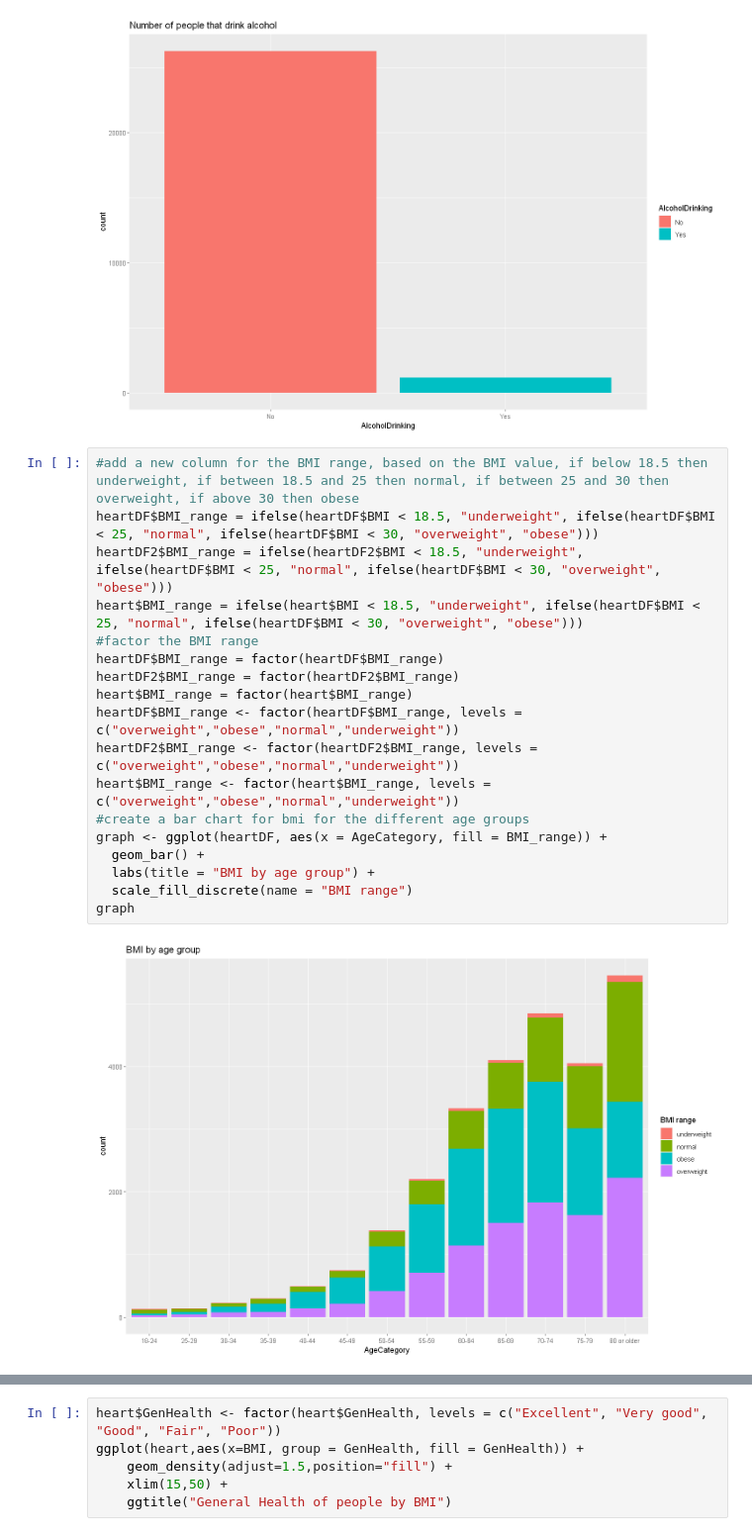
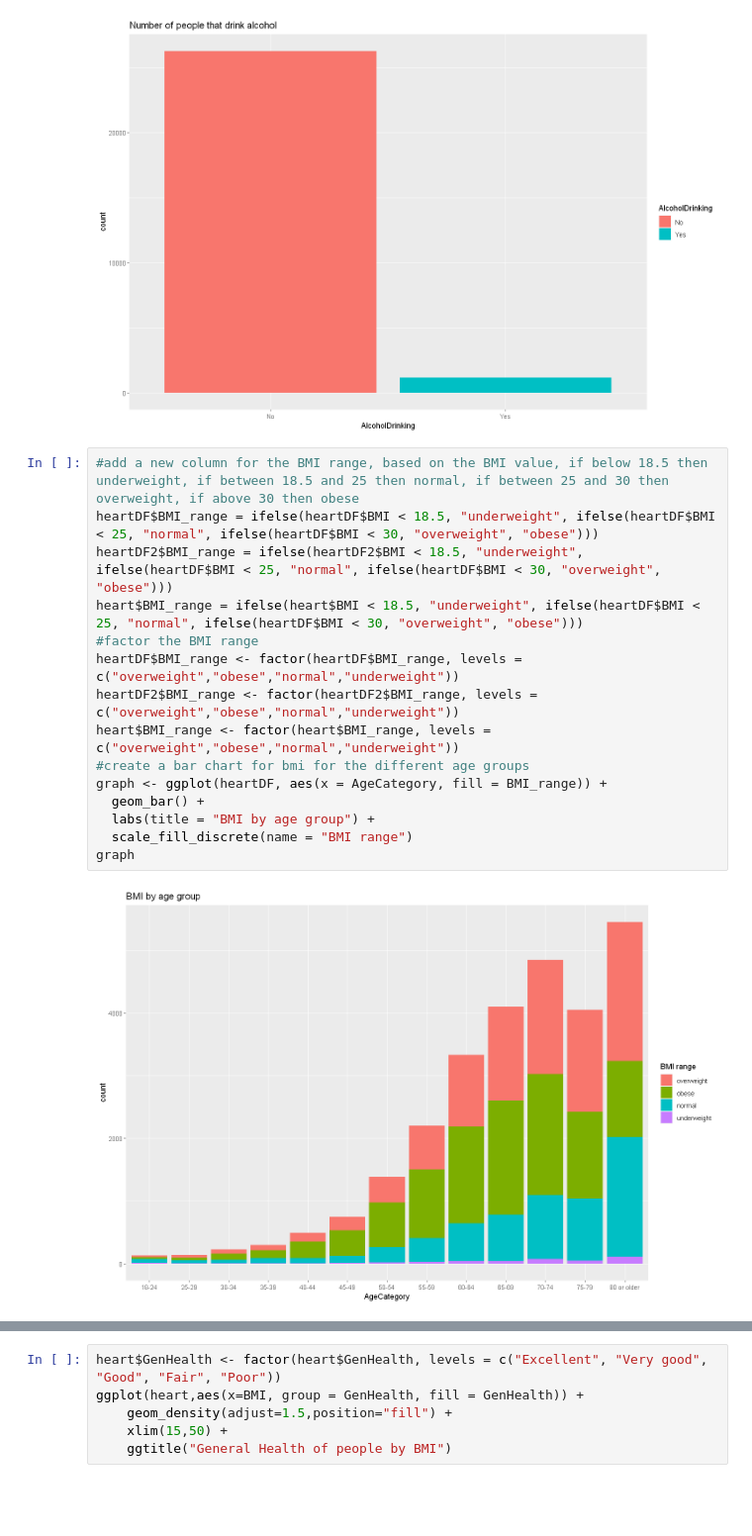
Before and after one commit to Meapy/Visualizing-data, a Jupyter notebook: Assignment/main.ipynb, the cells around one changed output, grey strips where cells are left out. Shown at 99% size. Saved outputs shown, nothing was run; the diff lists cells and outputs as text; blank space fills up the shorter version.

Commit message:
last graph finished

```diff
--- a/Assignment/main.ipynb
+++ b/Assignment/main.ipynb
@@ -103,23 +120,20 @@ graph
 # %%
 #add a new column for the BMI range, based on the BMI value, if below 18.5 then underweight, if between 18.5 and 25 then normal, if between 25 and 30 then overweight, if above 30 then obese
 heartDF$BMI_range = ifelse(heartDF$BMI < 18.5, "underweight", ifelse(heartDF$BMI < 25, "normal", ifelse(heartDF$BMI < 30, "overweight", "obese")))
 heartDF2$BMI_range = ifelse(heartDF2$BMI < 18.5, "underweight", ifelse(heartDF$BMI < 25, "normal", ifelse(heartDF$BMI < 30, "overweight", "obese")))
 heart$BMI_range = ifelse(heart$BMI < 18.5, "underweight", ifelse(heartDF$BMI < 25, "normal", ifelse(heartDF$BMI < 30, "overweight", "obese")))
 #factor the BMI range
-heartDF$BMI_range = factor(heartDF$BMI_range)
-heartDF2$BMI_range = factor(heartDF2$BMI_range)
-heart$BMI_range = factor(heart$BMI_range)
 heartDF$BMI_range <- factor(heartDF$BMI_range, levels = c("overweight","obese","normal","underweight"))
 heartDF2$BMI_range <- factor(heartDF2$BMI_range, levels = c("overweight","obese","normal","underweight"))
 heart$BMI_range <- factor(heart$BMI_range, levels = c("overweight","obese","normal","underweight"))
 #create a bar chart for bmi for the different age groups
 graph <- ggplot(heartDF, aes(x = AgeCategory, fill = BMI_range)) +
   geom_bar() +
   labs(title = "BMI by age group") +
   scale_fill_discrete(name = "BMI range")
 graph
 # %% [output]
-[figure, old version]
+[figure, new version]
 # %%
 
 # facet wrap graph for people that have heart disease by sex
```
Also changed, not shown: parts of 5 cells of this notebook.
